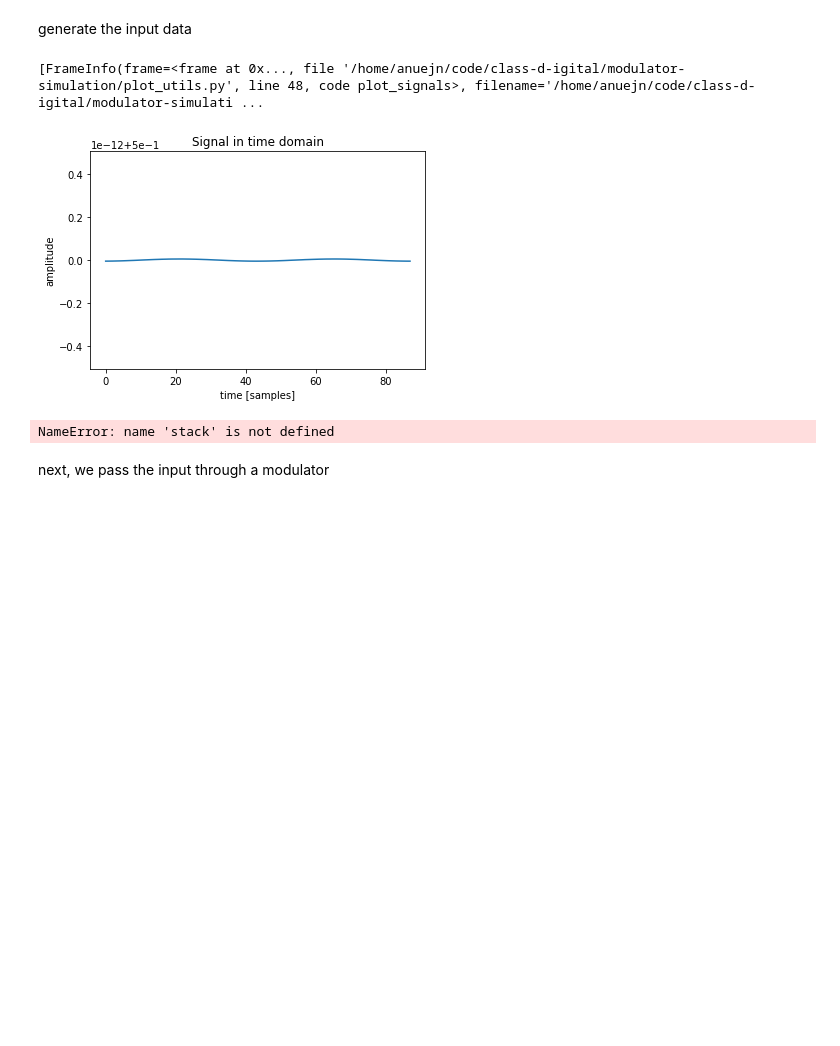
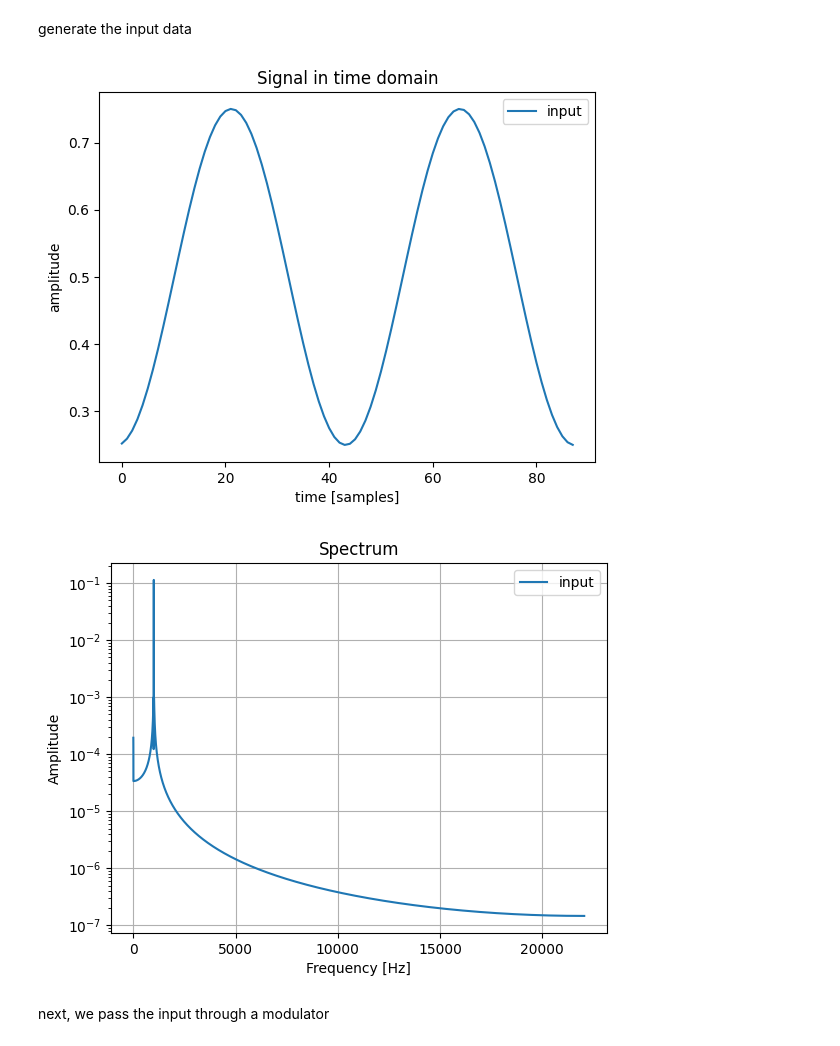
Before and after one commit to anuejn/nAmp, a Jupyter notebook: modulator-simulation/pwm_modulator.ipynb, the cells around one changed output. Saved outputs shown, nothing was run; the diff lists cells and outputs as text; code cells hidden in the pictures; blank space fills up the shorter version.

```diff
--- a/modulator-simulation/pwm_modulator.ipynb
+++ b/modulator-simulation/pwm_modulator.ipynb
@@ -2,7 +2,7 @@
 SAMPLERATE = 44100 # Hz
 SAMPLES = 2**14
 FREQ = 1000 # Hz
-AMPLITUDE = 1e-14
+AMPLITUDE = 0.5
 
 DURATION = SAMPLES / SAMPLERATE
 print("simulation duration: {:.2f}s".format(DURATION))
@@ -18,12 +18,11 @@ generate the input data
 # %%
 t = np.linspace(0, DURATION, SAMPLES)
 sin = np.sin(t * 2 * np.pi * FREQ) * AMPLITUDE
 input_samples = (sin + 1) / 2
-plot_signals(input_samples)
+plot_signals(input=input_samples)
 # %% [output]
-[FrameInfo(frame=<frame at 0x..., file '/home/anuejn/code/class-d-igital/modulator-simulation/plot_utils.py', line 48, code plot_signals>, filename='/home/anuejn/code/class-d-igital/modulator-simulati ...
-[figure, old version]
+[figure, new version]
-NameError: name 'stack' is not defined
+[figure, added]
 # %% [markdown]
 next, we pass the input through a modulator
 # %%
```
Also changed, not shown: parts of 5 cells of this notebook, 14 other files.
